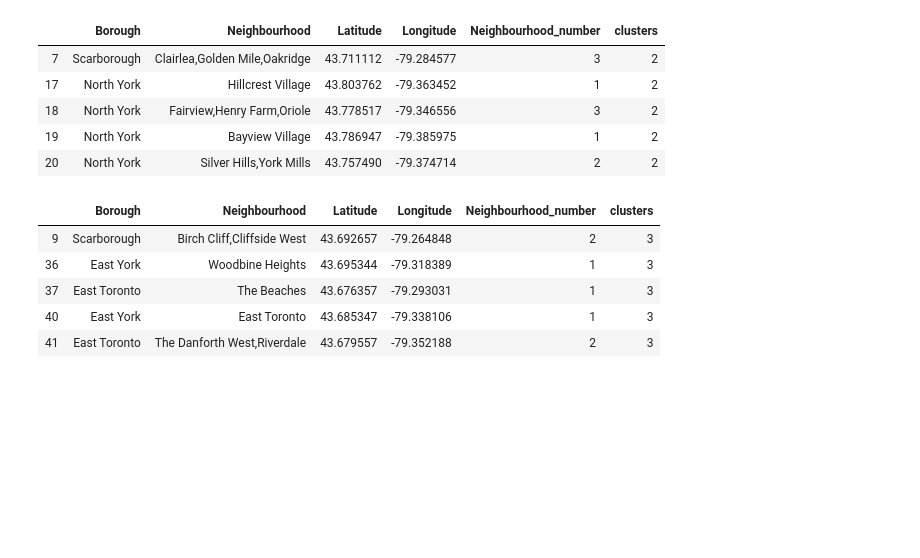
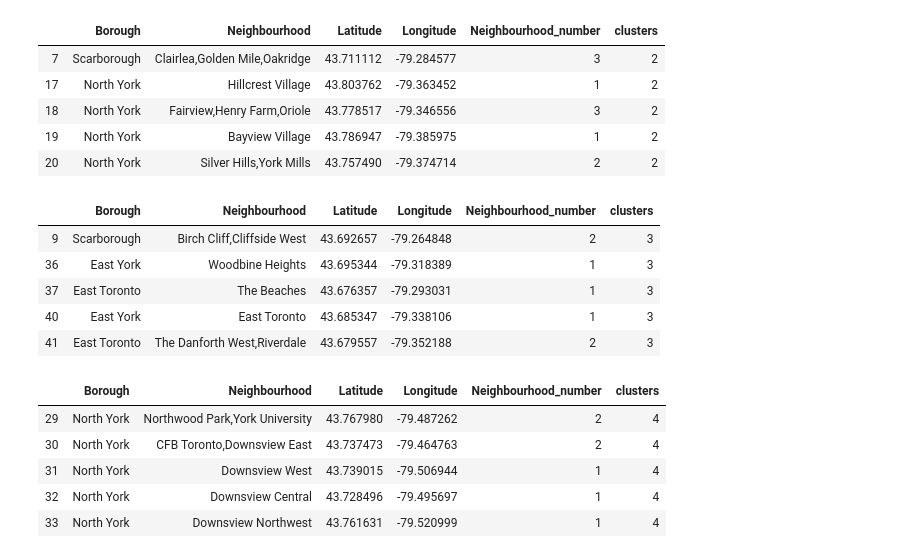
Before and after one commit to evillmorty/github-example, a Jupyter notebook: toronto3.ipynb, the cells around one changed output. Drawn from its saved outputs; the diff is of its cells as text; code cells hidden in the pictures; blank space fills up the shorter version.

```diff
--- a/toronto3.ipynb
+++ b/toronto3.ipynb
@@ -480,3 +480,13 @@ cluster_4.head()
 | 37 | East Toronto | The Beaches | 43.676357 | -79.293031 | 1 | 3 |
 | 40 | East York | East Toronto | 43.685347 | -79.338106 | 1 | 3 |
 | 41 | East Toronto | The Danforth West,Riverdale | 43.679557 | -79.352188 | 2 | 3 |
+# %%
+cluster_5 = df_mod[df_mod ['clusters'] == 4]
+cluster_5.head()
+# %% [output]
+|  | Borough | Neighbourhood | Latitude | Longitude | Neighbourhood_number | clusters |
+| 29 | North York | Northwood Park,York University | 43.767980 | -79.487262 | 2 | 4 |
+| 30 | North York | CFB Toronto,Downsview East | 43.737473 | -79.464763 | 2 | 4 |
+| 31 | North York | Downsview West | 43.739015 | -79.506944 | 1 | 4 |
+| 32 | North York | Downsview Central | 43.728496 | -79.495697 | 1 | 4 |
+| 33 | North York | Downsview Northwest | 43.761631 | -79.520999 | 1 | 4 |
```
Also changed, not shown: parts of 1 cell of this notebook.
